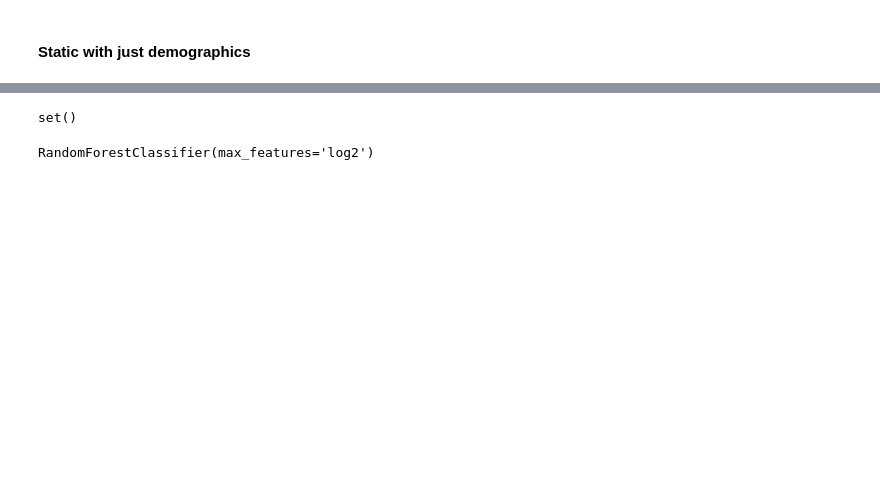
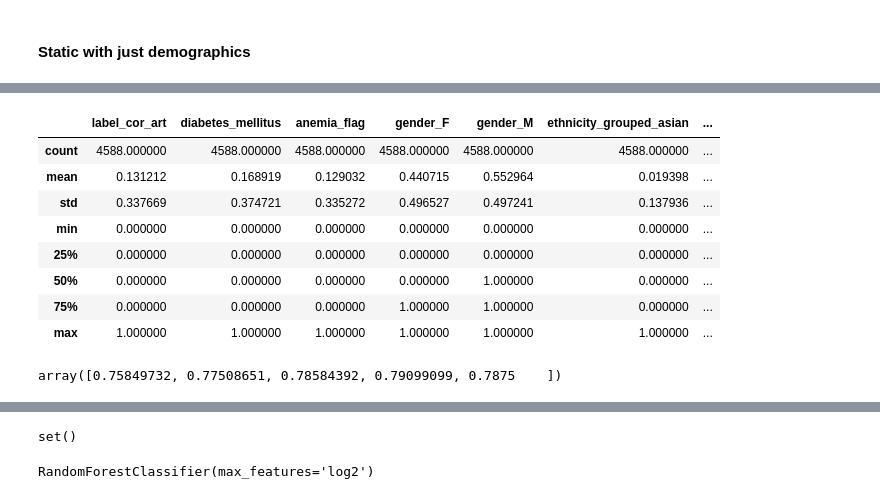
Before and after one commit to navikannur/CKD_Multimodal_Thesis, a Jupyter notebook: Thesis_Main_trials.ipynb, the cells around one changed output, grey strips where cells are left out. Drawn from its saved outputs; the diff is of its cells as text; code cells hidden in the pictures; blank space fills up the shorter version.

```diff
--- a/Thesis_Main_trials.ipynb
+++ b/Thesis_Main_trials.ipynb
@@ -2073,0 +2385,12 @@ y_train_static.shape,y_train_labs.shape
+# %%
+X_resampled.describe()
+# %% [output]
+|  | label_cor_art | diabetes_mellitus | anemia_flag | gender_F | gender_M | ethnicity_grouped_asian | ... |
+| count | 4588.000000 | 4588.000000 | 4588.000000 | 4588.000000 | 4588.000000 | 4588.000000 | ... |
+| mean | 0.131212 | 0.168919 | 0.129032 | 0.440715 | 0.552964 | 0.019398 | ... |
+| std | 0.337669 | 0.374721 | 0.335272 | 0.496527 | 0.497241 | 0.137936 | ... |
+| min | 0.000000 | 0.000000 | 0.000000 | 0.000000 | 0.000000 | 0.000000 | ... |
+| 25% | 0.000000 | 0.000000 | 0.000000 | 0.000000 | 0.000000 | 0.000000 | ... |
+| 50% | 0.000000 | 0.000000 | 0.000000 | 0.000000 | 1.000000 | 0.000000 | ... |
+| 75% | 0.000000 | 0.000000 | 0.000000 | 1.000000 | 1.000000 | 0.000000 | ... |
+| max | 1.000000 | 1.000000 | 1.000000 | 1.000000 | 1.000000 | 1.000000 | ... |
@@ -2073,0 +2406,5 @@ y_train_static.shape,y_train_labs.shape
+# %%
+cv_scores = cross_val_score(rf_demo,X_resampled,y_resampled, cv=5, scoring='precision')
+cv_scores
+# %% [output]
+array([0.75849732, 0.77508651, 0.78584392, 0.79099099, 0.7875    ])
```
Also changed, not shown: parts of 90 cells of this notebook, 3 other files.
